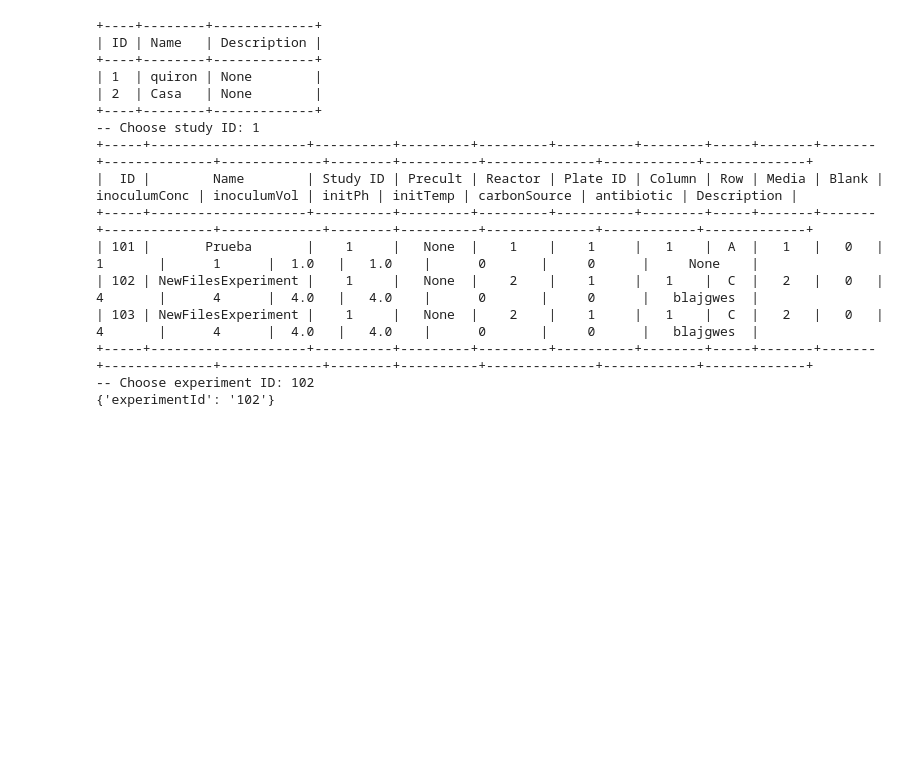
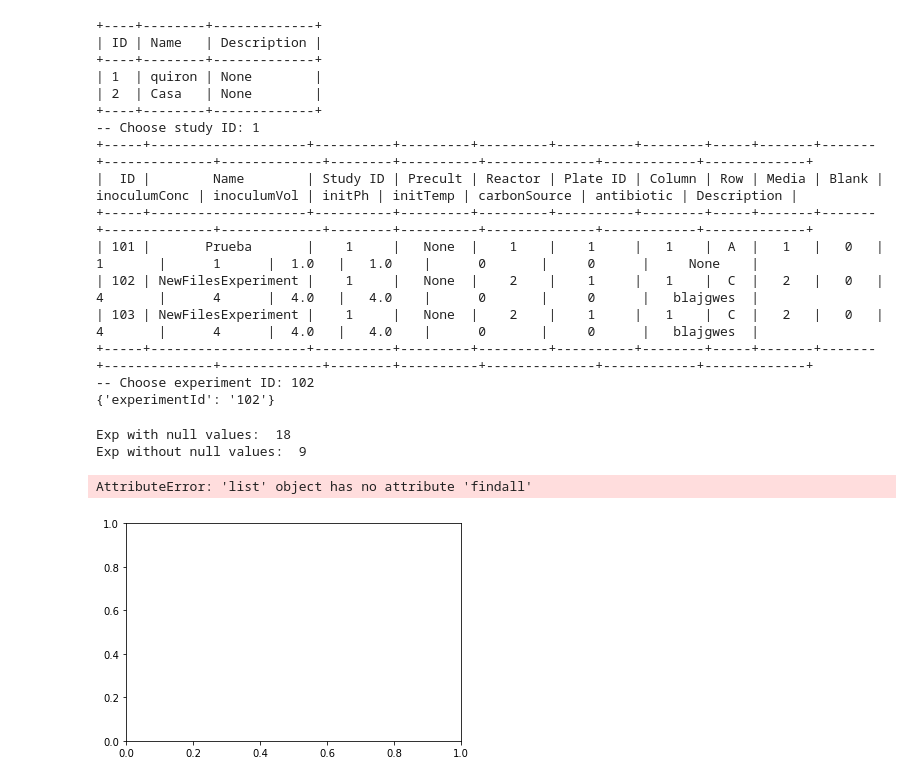
Before and after one commit to msysbio/bacterial_growth, a Jupyter notebook: Notebooks/user_input.ipynb, the cells around one changed output. Cells and saved outputs as stored; diff of their text form; code cells hidden in the pictures; blank space fills up the shorter version.

```diff
--- a/Notebooks/user_input.ipynb
+++ b/Notebooks/user_input.ipynb
@@ -67,11 +67,13 @@ def addRecord(table, args):
 
     return last_id
 
-def countRecords(table, field, value):
-    phrase = "SELECT COUNT(*) FROM "+table+" WHERE "+field+" = " + value
+def countRecords(table, args):
+    phrase = "SELECT COUNT(*) FROM " + table
+    if args:
+        where_clause = getWhereClause(args)
+        phrase = phrase+" "+where_clause
     res = execute(phrase)
-    count = res[0][0]
-    return count
+    return res
 
 def getAllRecords(table, **args):
     phrase = "SELECT * FROM " + table
@@ -388,0 +430,13 @@ if option == 3:
+# %%
+def plotDf(df, ax):
+    cmap = plt.get_cmap(name='tab10')
+    msd_regex = re.compile(r'.*mean.* | .*std.*', flags=re.I | re.X)
+
+    if len(getMatchingList(msd_regex, df)) > 0:
+        vec = range(1,len(df.columns),2)
+        for i in vec:
+            ax.errorbar(df.iloc[:,0], df.iloc[:,i], yerr = df.iloc[:,i+1], color = cmap(i-1), label=df.columns[i][:-5])
+    else:
+        vec = range(1,len(df.columns))
+        for i in vec:
+            ax.plot(df.iloc[:,0], df.iloc[:,i], linestyle='-', color = cmap(i-1), label=df.columns[i])
@@ -388,0 +496,7 @@ if option == 3:
+# %%
+def plotPerturbation(files, regex, ax):
+    for file in files:
+        data = getMeanStd(files, regex=regex)
+
+        if len(data.columns)>1: plotDf(data, ax)
+        else: plt.close()
@@ -388,0 +563,9 @@ if option == 3:
+# %%
+args = {'experimentId': '101'}
+# %%
+experimentFiles = checkExperimentHasPerturbations(args)
+# %% [output]
+Exp with null values:  18
+Exp without null values:  9
+AttributeError: 'list' object has no attribute 'findall'
+[figure, added]
```
Also changed, not shown: parts of 5 cells of this notebook, 2 other files.
